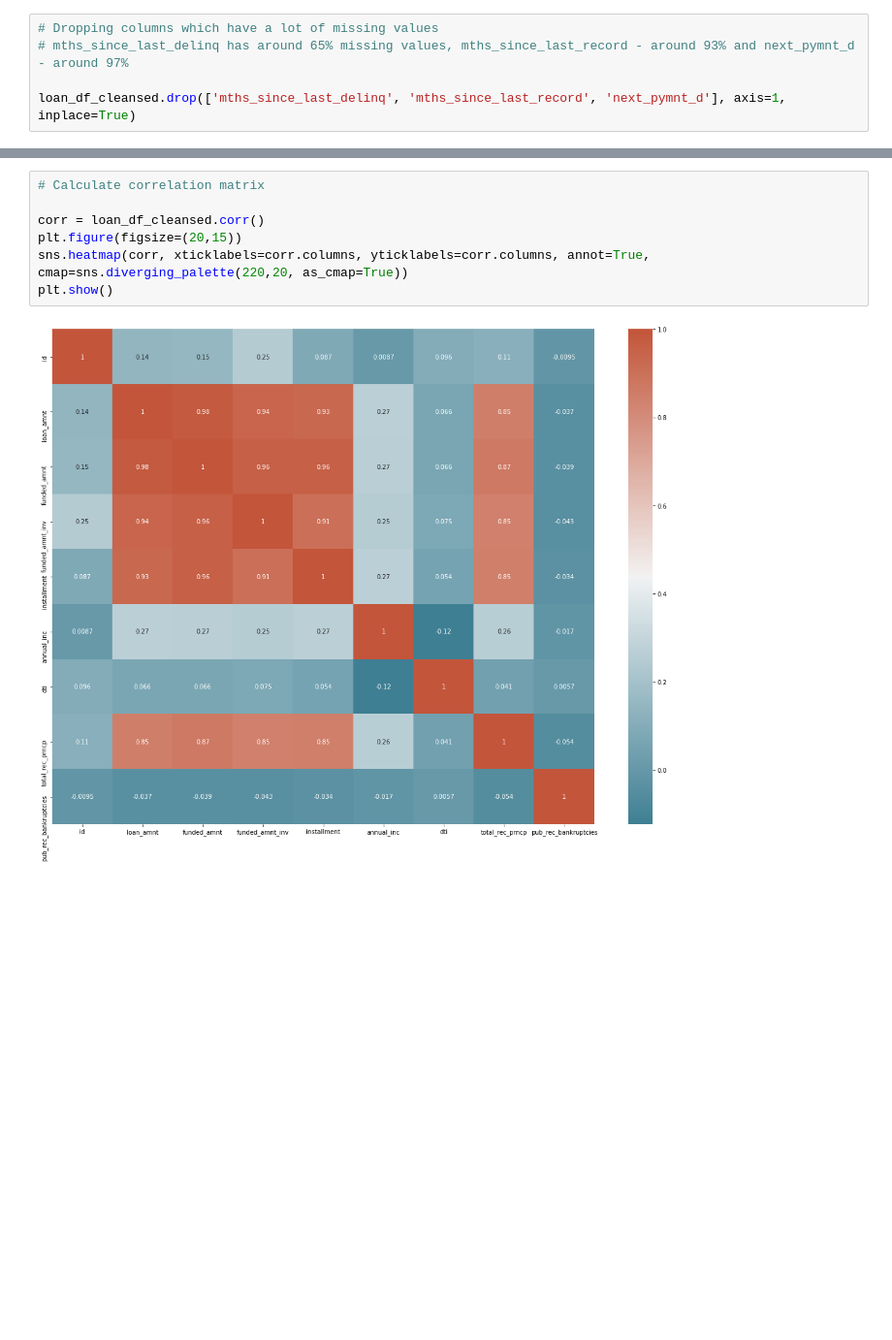
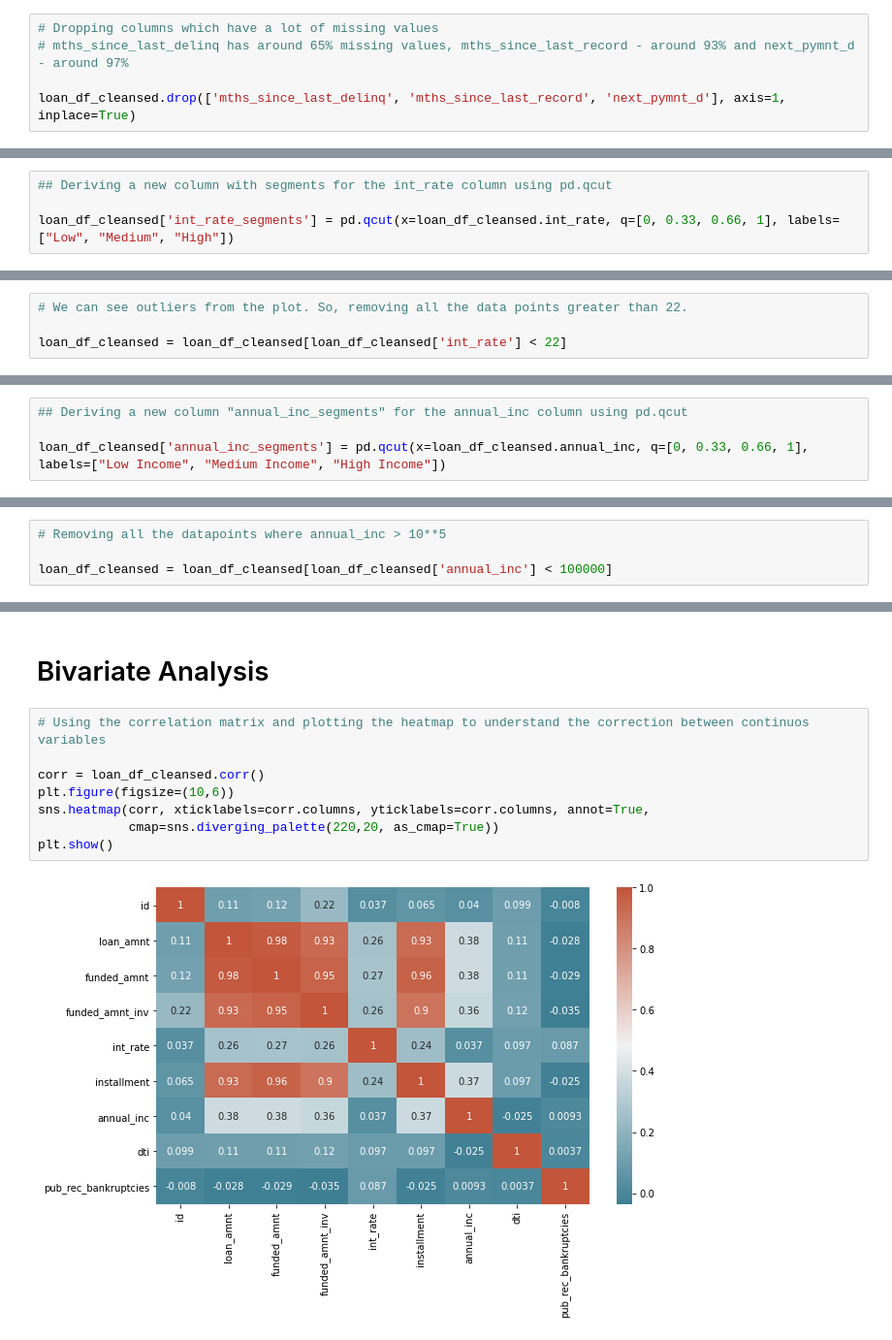
Before and after one commit to nareshmuniganti/LendingClubCaseStudy, a Jupyter notebook: LendingClub_CaseStudy.ipynb, the cells around one changed output, grey strips where cells are left out. Shown at 97% size. Saved outputs shown, nothing was run; the diff lists cells and outputs as text; blank space fills up the shorter version.

Commit message:
Updated Python file with more analysis & updated Readme

```diff
--- a/LendingClub_CaseStudy.ipynb
+++ b/LendingClub_CaseStudy.ipynb
@@ -298,0 +412,4 @@ loan_df_cleansed.describe().apply(lambda s:s.apply(lambda x: format(x, 'f')))
+# %%
+## Deriving a new column with segments for the int_rate column using pd.qcut
+
+loan_df_cleansed['int_rate_segments'] = pd.qcut(x=loan_df_cleansed.int_rate, q=[0, 0.33, 0.66, 1], labels=["Low", "Medium", "High"])
@@ -298,0 +429,4 @@ loan_df_cleansed.describe().apply(lambda s:s.apply(lambda x: format(x, 'f')))
+# %%
+# We can see outliers from the plot. So, removing all the data points greater than 22.
+
+loan_df_cleansed = loan_df_cleansed[loan_df_cleansed['int_rate'] < 22]
@@ -298,0 +441,4 @@ loan_df_cleansed.describe().apply(lambda s:s.apply(lambda x: format(x, 'f')))
+# %%
+## Deriving a new column "annual_inc_segments" for the annual_inc column using pd.qcut
+
+loan_df_cleansed['annual_inc_segments'] = pd.qcut(x=loan_df_cleansed.annual_inc, q=[0, 0.33, 0.66, 1], labels=["Low Income", "Medium Income", "High Income"])
@@ -298,0 +461,4 @@ loan_df_cleansed.describe().apply(lambda s:s.apply(lambda x: format(x, 'f')))
+# %%
+# Removing all the datapoints where annual_inc > 10**5
+
+loan_df_cleansed = loan_df_cleansed[loan_df_cleansed['annual_inc'] < 100000]
@@ -299,9 +561,12 @@ loan_df_cleansed.describe().apply(lambda s:s.apply(lambda x: format(x, 'f')))
+# %% [markdown]
+# Bivariate Analysis
 # %%
-# Calculate correlation matrix
+# Using the correlation matrix and plotting the heatmap to understand the correction between continuos variables
 
 corr = loan_df_cleansed.corr()
-plt.figure(figsize=(20,15))
-sns.heatmap(corr, xticklabels=corr.columns, yticklabels=corr.columns, annot=True, cmap=sns.diverging_palette(220,20, as_cmap=True))
+plt.figure(figsize=(10,6))
+sns.heatmap(corr, xticklabels=corr.columns, yticklabels=corr.columns, annot=True,
+            cmap=sns.diverging_palette(220,20, as_cmap=True))
 plt.show()
 # %% [output]
-[figure, old version]
+[figure, new version]
```
Also changed, not shown: parts of 102 cells of this notebook, 1 other file.
